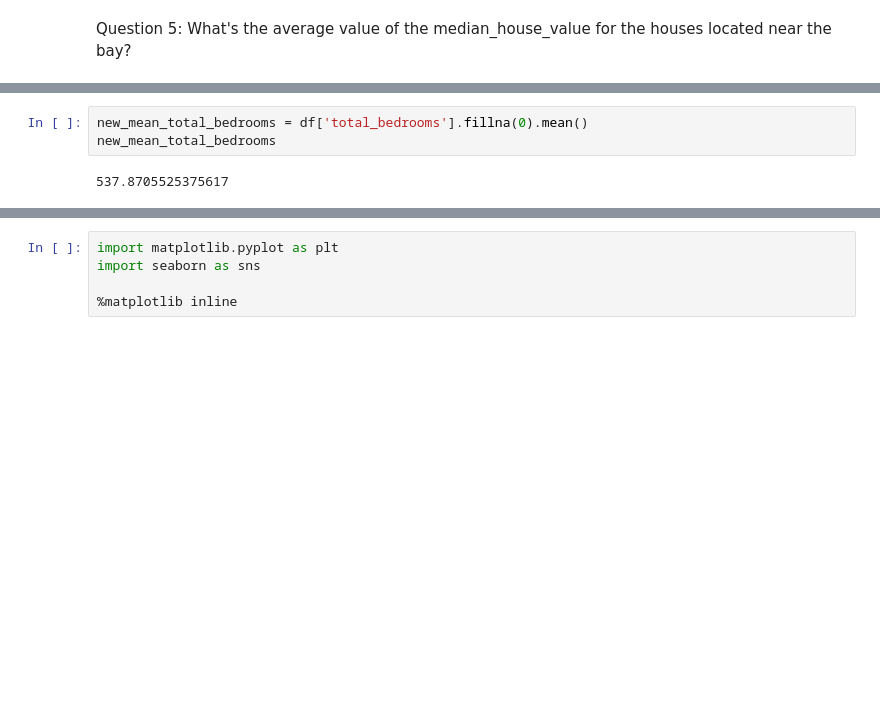
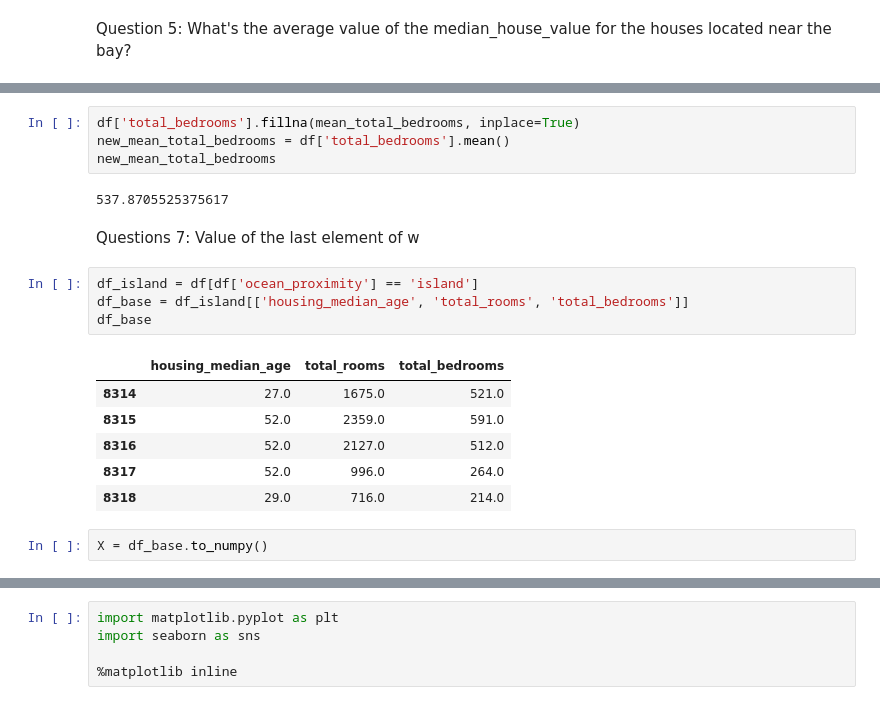
Before and after one commit to HannaPo/ML-zoomcamp, a Jupyter notebook: homework_intro.ipynb, the cells around one changed output, grey strips where cells are left out. Saved outputs shown, nothing was run; the diff lists cells and outputs as text; blank space fills up the shorter version.

```diff
--- a/homework_intro.ipynb
+++ b/homework_intro.ipynb
@@ -155,5 +155,21 @@ mean_total_bedrooms
-# %%
-new_mean_total_bedrooms = df['total_bedrooms'].fillna(0).mean()
-new_mean_total_bedrooms
-# %% [output]
-537.8705525375617
+# %%
+df['total_bedrooms'].fillna(mean_total_bedrooms, inplace=True)
+new_mean_total_bedrooms = df['total_bedrooms'].mean()
+new_mean_total_bedrooms
+# %% [output]
+537.8705525375617
+# %% [markdown]
+Questions 7: Value of the last element of w
+# %%
+df_island = df[df['ocean_proximity'] == 'island']
+df_base = df_island[['housing_median_age', 'total_rooms', 'total_bedrooms']]
+df_base
+# %% [output]
+|  | housing_median_age | total_rooms | total_bedrooms |
+| 8314 | 27.0 | 1675.0 | 521.0 |
+| 8315 | 52.0 | 2359.0 | 591.0 |
+| 8316 | 52.0 | 2127.0 | 512.0 |
+| 8317 | 52.0 | 996.0 | 264.0 |
+| 8318 | 29.0 | 716.0 | 214.0 |
+# %%
+X = df_base.to_numpy()
```
Also changed, not shown: parts of 5 cells of this notebook.
